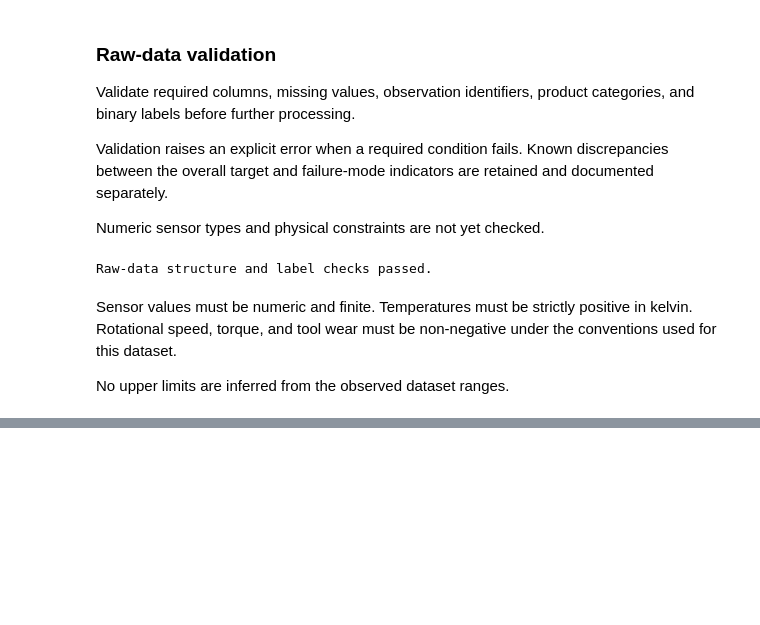
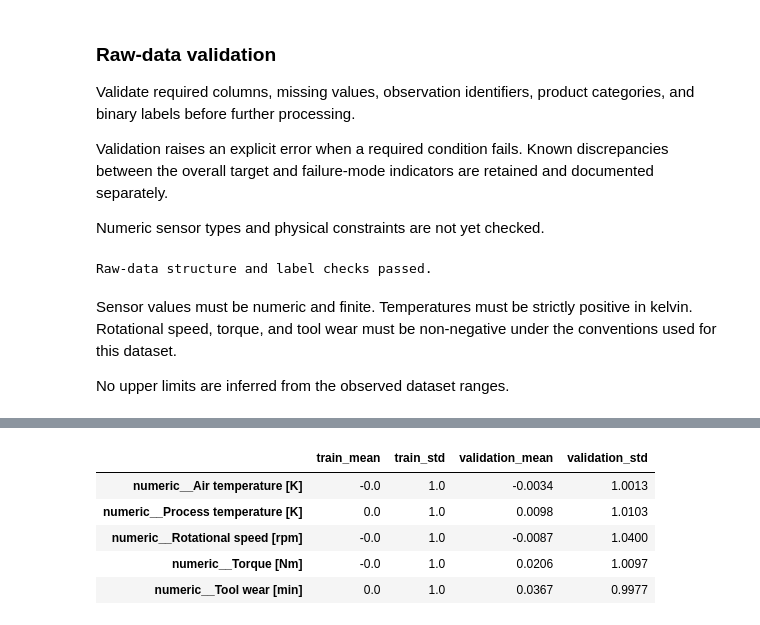
Before and after one commit to sayfcha/maintenance-industrial-mlops, a Jupyter notebook: notebooks/01_data_exploration.ipynb, the cells around one changed output, grey strips where cells are left out. Drawn from its saved outputs; the diff is of its cells as text; code cells hidden in the pictures; blank space fills up the shorter version.

```diff
--- a/notebooks/01_data_exploration.ipynb
+++ b/notebooks/01_data_exploration.ipynb
@@ -461,0 +511,22 @@ No upper limits are inferred from the observed dataset ranges.
+# %%
+numeric_columns = [
+    column
+    for column in X_train_prepared.columns
+    if column.startswith("numeric__")
+]
+
+scaling_summary = pd.DataFrame({
+    "train_mean": X_train_prepared[numeric_columns].mean(),
+    "train_std": X_train_prepared[numeric_columns].std(ddof=0),
+    "validation_mean": X_val_prepared[numeric_columns].mean(),
+    "validation_std": X_val_prepared[numeric_columns].std(ddof=0),
+})
+
+scaling_summary.round(4)
+# %% [output]
+|  | train_mean | train_std | validation_mean | validation_std |
+| numeric__Air temperature [K] | -0.0 | 1.0 | -0.0034 | 1.0013 |
+| numeric__Process temperature [K] | 0.0 | 1.0 | 0.0098 | 1.0103 |
+| numeric__Rotational speed [rpm] | -0.0 | 1.0 | -0.0087 | 1.0400 |
+| numeric__Torque [Nm] | -0.0 | 1.0 | 0.0206 | 1.0097 |
+| numeric__Tool wear [min] | 0.0 | 1.0 | 0.0367 | 0.9977 |
```
Also changed, not shown: parts of 5 cells of this notebook, 2 other files.
